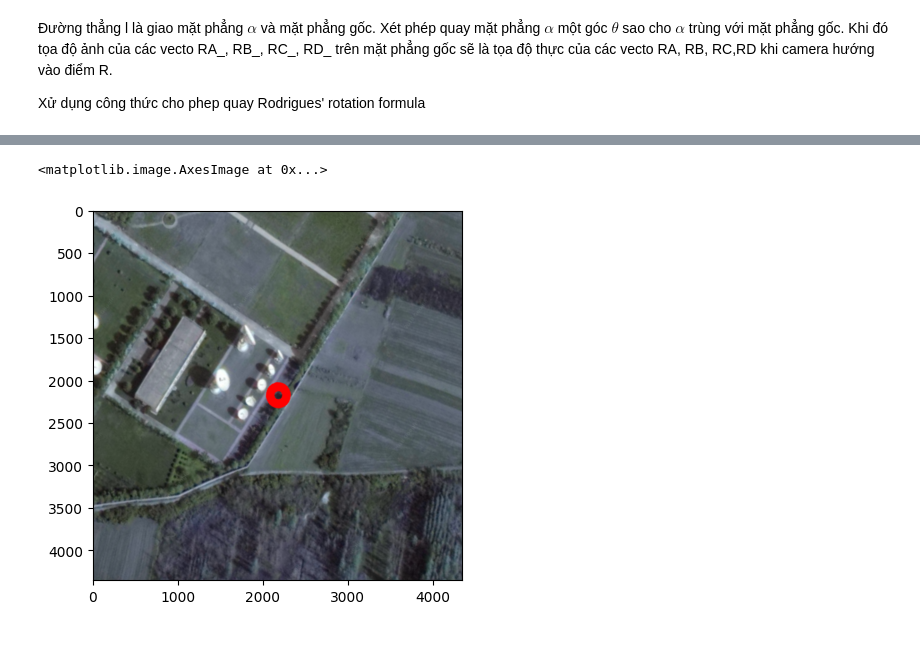
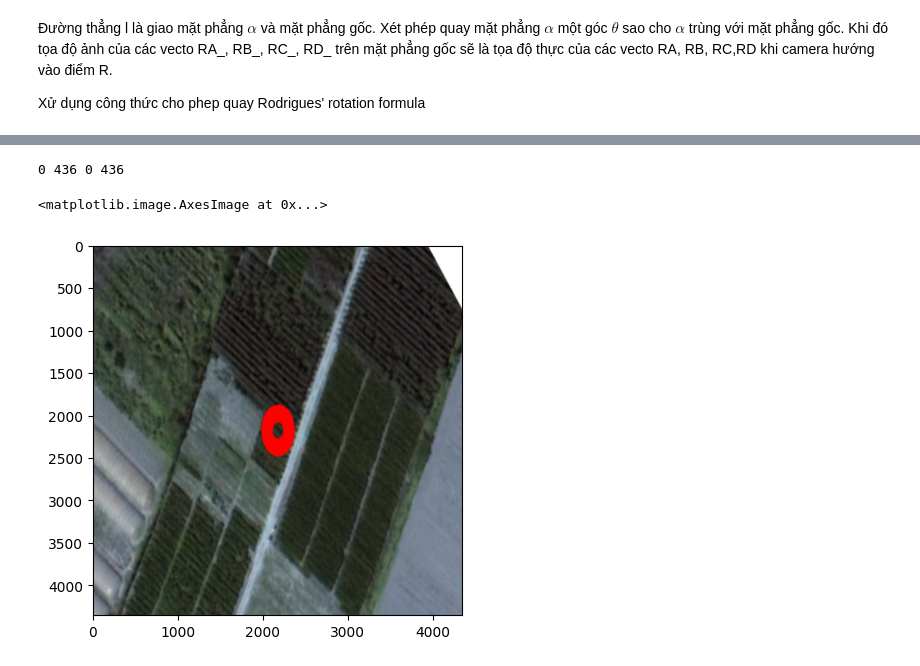
Before and after one commit to haminhtien99/object_tracking, a Jupyter notebook: tasks/viewpoint.ipynb, the cells around one changed output, grey strips where cells are left out. Saved outputs shown, nothing was run; the diff lists cells and outputs as text; code cells hidden in the pictures.

```diff
--- a/tasks/viewpoint.ipynb
+++ b/tasks/viewpoint.ipynb
@@ -190,26 +191,29 @@ def funcHeight(hNew, h, srcImg, centerPoint):
     minY_src = max(leftPoint[1], 0)
     minX_src = max(leftPoint[0], 0)
     maxY_src = min(rightPoint[1], height)
-    maxX_src = min(rightPoint[0], width)
+    maxX_src = min(rightPoint[0], widthNew)
 
     # ảnh mới với tâm là điểm R kích thước oldWidth x oldHeight
     dstImg = np.zeros((oldHeight, oldWidth, 3), dtype=np.uint8)
-
+    dstImg[:,:,:] = 255
 
     #Những giá trị tương ứng trên ảnh dstImg so với srcImg
     minX_dst= max(0, -leftPoint[0])
     minY_dst= max(0, -leftPoint[1])
-    maxX_dst = min(oldWidth, oldWidth - (rightPoint[0] - width))
+    maxX_dst = min(oldWidth, oldWidth - (rightPoint[0] - widthNew))
     maxY_dst = min(oldHeight, oldHeight - (rightPoint[1] - height))
 
     dstImg[minY_dst:maxY_dst, minX_dst:maxX_dst] =srcImg[minY_src:maxY_src, minX_src: maxX_src]
 
     # resize
     result = cv2.resize(dstImg, (width, height), interpolation = cv2.INTER_LINEAR)
+    print(minX_dst, maxX_dst, minY_dst, maxY_dst)
     return result
-result = funcHeight(h/5, h, warp, NewR)
-plt.figure()
-plt.imshow(result)
-# %% [output]
-<matplotlib.image.AxesImage at 0x...>
-[figure, removed]
+# %%
+result = funcHeight(h/10, h, warp, NewR)
+plt.figure()
+plt.imshow(result)
+# %% [output]
+0 436 0 436
+<matplotlib.image.AxesImage at 0x...>
+[figure, added]
```
Also changed, not shown: parts of 11 cells of this notebook.
